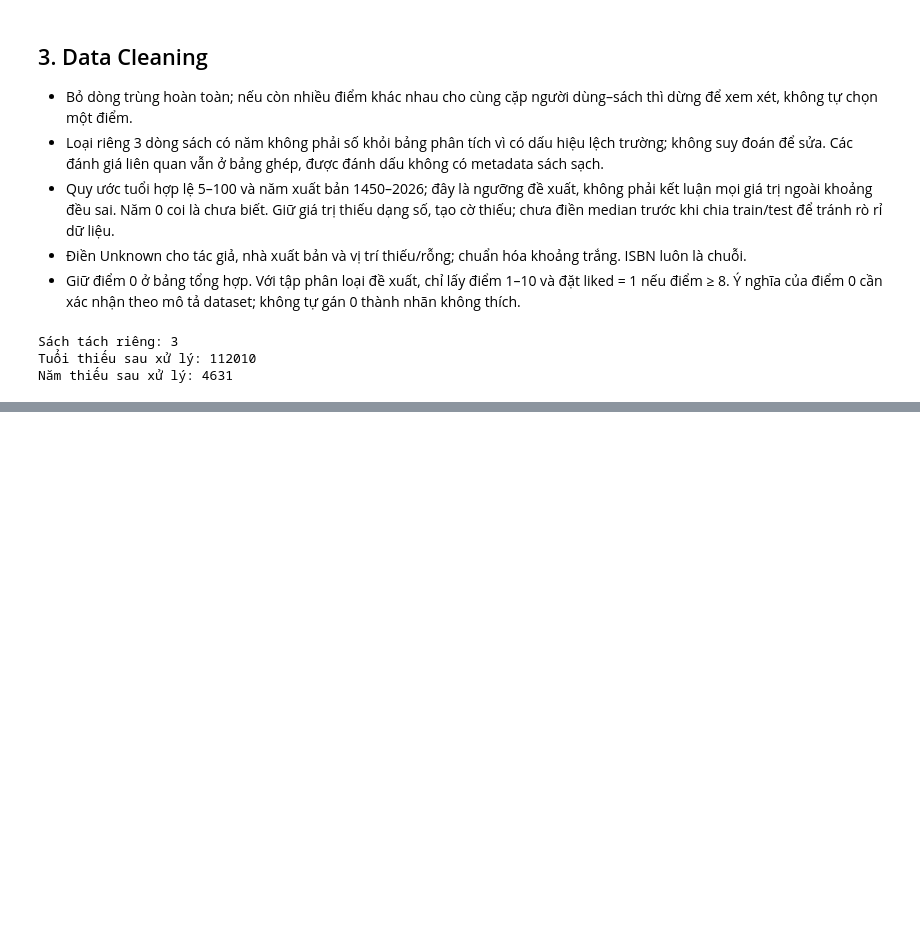
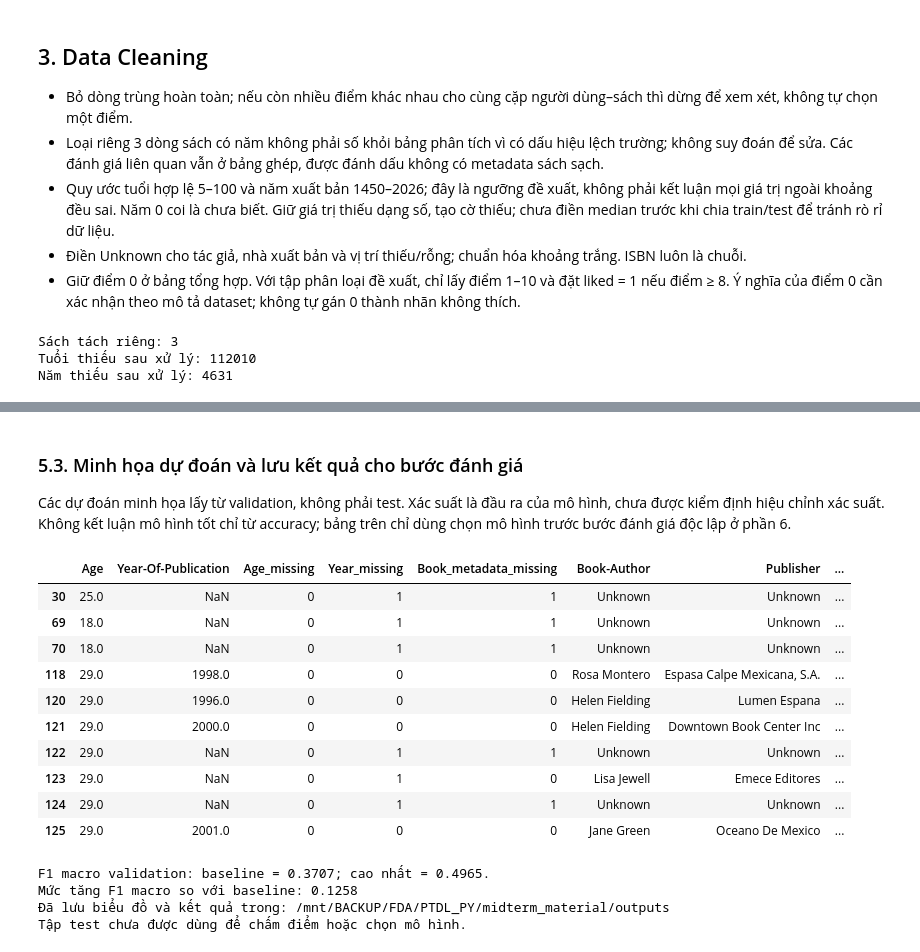
Before and after one commit to Bluenip/Data_analyst_python_midterm_project, a Jupyter notebook: mid_term_code.ipynb, the cells around one changed output, grey strips where cells are left out. Saved outputs shown, nothing was run; the diff lists cells and outputs as text; code cells hidden in the pictures; blank space fills up the shorter version.

```diff
--- a/mid_term_code.ipynb
+++ b/mid_term_code.ipynb
@@ -174,0 +567,44 @@ Các biến books_clean, users_clean, ratings_clean, data_clean và classificati
+# %% [markdown]
+### 5.3. Minh họa dự đoán và lưu kết quả cho bước đánh giá
+Các dự đoán minh họa lấy từ validation, không phải test. Xác suất là đầu ra của mô hình, chưa được kiểm định hiệu chỉnh xác suất. Không kết luận mô hình tốt chỉ từ accuracy; bảng trên chỉ dùng chọn mô hình trước bước đánh giá độc lập ở phần 6.
+# %%
+# Minh họa 10 dòng ở validation; nhãn thật chỉ dùng đối chiếu sau dự đoán.
+example = X_valid.head(10).copy()
+positive_index = list(best_model.classes_).index(1)
+example["Nhãn thật"] = y_valid.head(10).to_numpy()
+example["Nhãn dự đoán"] = best_model.predict(X_valid.head(10))
+example["Xác suất thích"] = best_model.predict_proba(X_valid.head(10))[:, positive_index]
+display(example)
+
+# Lưu thống kê, kết quả và danh sách chia tập để dùng lại trong báo cáo/phần 6.
+OUTPUT_DIR = Path("outputs")
+validation_results.to_csv(OUTPUT_DIR / "validation_results.csv", encoding="utf-8-sig")
+split_summary.to_csv(OUTPUT_DIR / "split_summary.csv", index=False, encoding="utf-8-sig")
+split_assignment = model_data[["User-ID", "ISBN"]].copy()
+split_assignment["Split"] = ""
+for name, idx in [("train", train_idx), ("validation", valid_idx), ("test", test_idx)]:
+    split_assignment.iloc[idx, split_assignment.columns.get_loc("Split")] = name
+split_assignment.to_csv(OUTPUT_DIR / "split_assignment.csv", index=False)
+
+baseline_f1 = validation_results.loc["Baseline (most frequent)", "F1 macro"]
+best_f1 = validation_results.loc[best_model_name, "F1 macro"]
+print(f"F1 macro validation: baseline = {baseline_f1:.4f}; cao nhất = {best_f1:.4f}.")
+print("Mức tăng F1 macro so với baseline:", f"{best_f1 - baseline_f1:.4f}")
+print("Đã lưu biểu đồ và kết quả trong:", OUTPUT_DIR.resolve())
+print("Tập test chưa được dùng để chấm điểm hoặc chọn mô hình.")
+# %% [output]
+|  | Age | Year-Of-Publication | Age_missing | Year_missing | Book_metadata_missing | Book-Author | Publisher | ... |
+| 30 | 25.0 | NaN | 0 | 1 | 1 | Unknown | Unknown | ... |
+| 69 | 18.0 | NaN | 0 | 1 | 1 | Unknown | Unknown | ... |
+| 70 | 18.0 | NaN | 0 | 1 | 1 | Unknown | Unknown | ... |
+| 118 | 29.0 | 1998.0 | 0 | 0 | 0 | Rosa Montero | Espasa Calpe Mexicana, S.A. | ... |
+| 120 | 29.0 | 1996.0 | 0 | 0 | 0 | Helen Fielding | Lumen Espana | ... |
+| 121 | 29.0 | 2000.0 | 0 | 0 | 0 | Helen Fielding | Downtown Book Center Inc | ... |
+| 122 | 29.0 | NaN | 0 | 1 | 1 | Unknown | Unknown | ... |
+| 123 | 29.0 | NaN | 0 | 1 | 0 | Lisa Jewell | Emece Editores | ... |
+| 124 | 29.0 | NaN | 0 | 1 | 1 | Unknown | Unknown | ... |
+| 125 | 29.0 | 2001.0 | 0 | 0 | 0 | Jane Green | Oceano De Mexico | ... |
+F1 macro validation: baseline = 0.3707; cao nhất = 0.4965.
+Mức tăng F1 macro so với baseline: 0.1258
+Đã lưu biểu đồ và kết quả trong: /mnt/BACKUP/FDA/PTDL_PY/midterm_material/outputs
+Tập test chưa được dùng để chấm điểm hoặc chọn mô hình.
```
Also changed, not shown: parts of 24 cells of this notebook, 13 other files.
